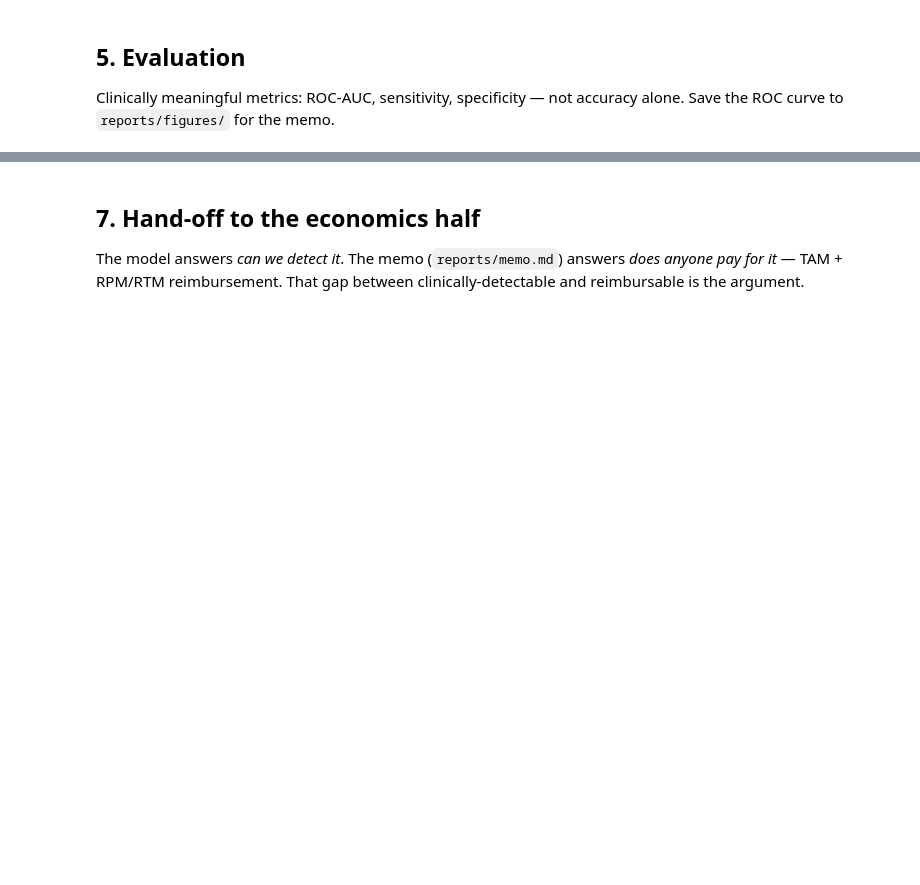
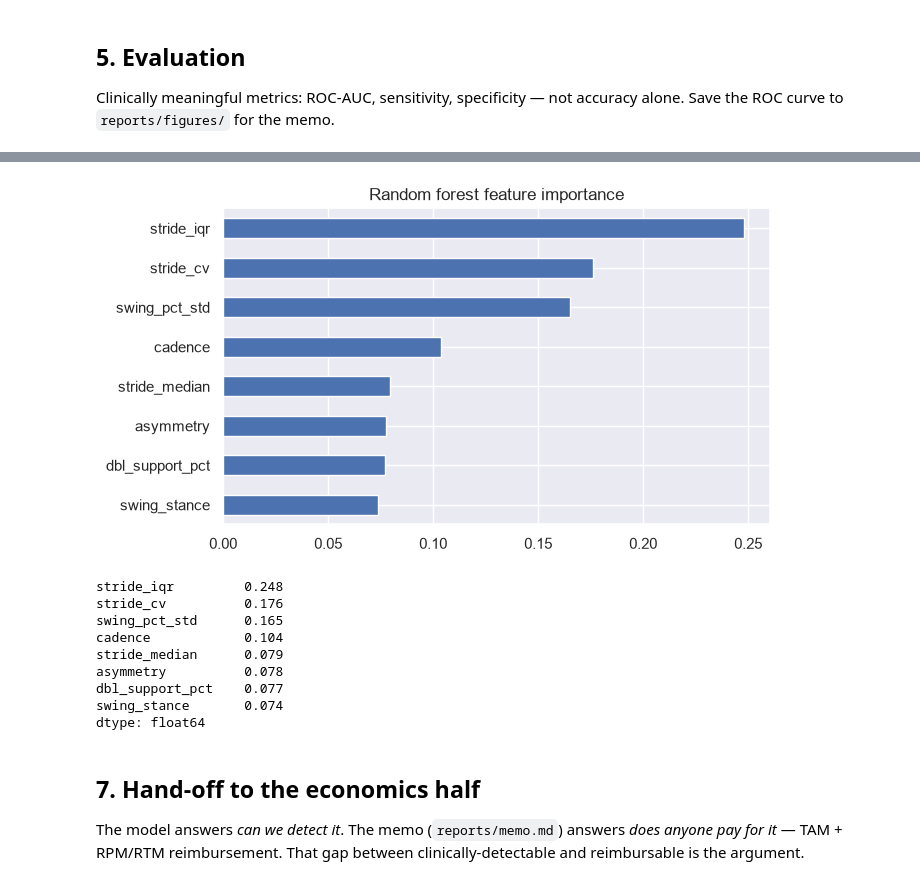
Before and after one commit to binnypark/digital-biomarker-teardown, a Jupyter notebook: notebooks/01_analysis.ipynb, the cells around one changed output, grey strips where cells are left out. Cells and saved outputs as stored; diff of their text form; code cells hidden in the pictures; blank space fills up the shorter version.

```diff
--- a/notebooks/01_analysis.ipynb
+++ b/notebooks/01_analysis.ipynb
@@ -58,13 +187,29 @@ The intellectual core. See `src/features.py`. 8-15 domain-motivated features.
 
 Two classifiers: logistic regression (interpretable baseline) and random forest (stronger). Proper split + cross-validation.
 # %%
-# X_tr, X_te, y_tr, y_te = train_test_split(
-#     X, y, test_size=0.25, stratify=y, random_state=RANDOM_STATE)
-# scaler = StandardScaler().fit(X_tr)
-# X_tr_s, X_te_s = scaler.transform(X_tr), scaler.transform(X_te)
+from sklearn.model_selection import train_test_split, cross_val_score
+from sklearn.linear_model import LogisticRegression
+from sklearn.ensemble import RandomForestClassifier
+from sklearn.preprocessing import StandardScaler
+from sklearn.metrics import roc_auc_score, roc_curve, classification_report
 
-# logit = LogisticRegression(max_iter=1000).fit(X_tr_s, y_tr)
-# rf = RandomForestClassifier(n_estimators=300, random_state=RANDOM_STATE).fit(X_tr, y_tr)
+RANDOM_STATE = 42
 
-# print('Logit CV AUC:', cross_val_score(logit, X_tr_s, y_tr, cv=5, scoring='roc_auc').mean())
-# print('RF    CV AUC:', cross_val_score(rf, X_tr, y_tr, cv=5, scoring='roc_auc').mean())
+# stratify=y keeps the 75/25 class balance in both splits — important with only 16 controls
+X_tr, X_te, y_tr, y_te = train_test_split(
+    X, y, test_size=0.25, stratify=y, random_state=RANDOM_STATE)
+
+scaler = StandardScaler().fit(X_tr)
+X_tr_s, X_te_s = scaler.transform(X_tr), scaler.transform(X_te)
+
+logit = LogisticRegression(max_iter=1000).fit(X_tr_s, y_tr)
+rf = RandomForestClassifier(n_estimators=300, random_state=RANDOM_STATE).fit(X_tr, y_tr)
+
+# cross-validated AUC on the training data (more honest than a single split with small n)
+print("Logit  CV AUC:", round(cross_val_score(logit, X_tr_s, y_tr, cv=5, scoring='roc_auc').mean(), 3))
+print("RF     CV AUC:", round(cross_val_score(rf, X_tr, y_tr, cv=5, scoring='roc_auc').mean(), 3))
+
+# held-out test performance
+proba = rf.predict_proba(X_te)[:, 1]
+print("\nRF test ROC-AUC:", round(roc_auc_score(y_te, proba), 3))
+print("\n", classification_report(y_te, rf.predict(X_te), target_names=["control", "disease"]))
@@ -89,8 +247,21 @@ Which gait features carried the signal? This is what you talk about in an interv
 # %%
-# imp = pd.Series(rf.feature_importances_, index=X.columns).sort_values()
-# imp.plot.barh(); plt.title('Feature importance')
-# plt.savefig('../reports/figures/importance.png', dpi=150, bbox_inches='tight')
-# imp.sort_values(ascending=False)
+import pandas as pd
+imp = pd.Series(rf.feature_importances_, index=X.columns).sort_values()
+imp.plot.barh(figsize=(7,4)); plt.title("Random forest feature importance")
+plt.tight_layout(); plt.savefig("../reports/figures/importance.png", dpi=150, bbox_inches="tight")
+plt.show()
+imp.sort_values(ascending=False).round(3)
+# %% [output]
+[figure, added]
+stride_iqr         0.248
+stride_cv          0.176
+swing_pct_std      0.165
+cadence            0.104
+stride_median      0.079
+asymmetry          0.078
+dbl_support_pct    0.077
+swing_stance       0.074
+dtype: float64
 # %% [markdown]
 ## 7. Hand-off to the economics half
 
```
Also changed, not shown: parts of 12 cells of this notebook.
